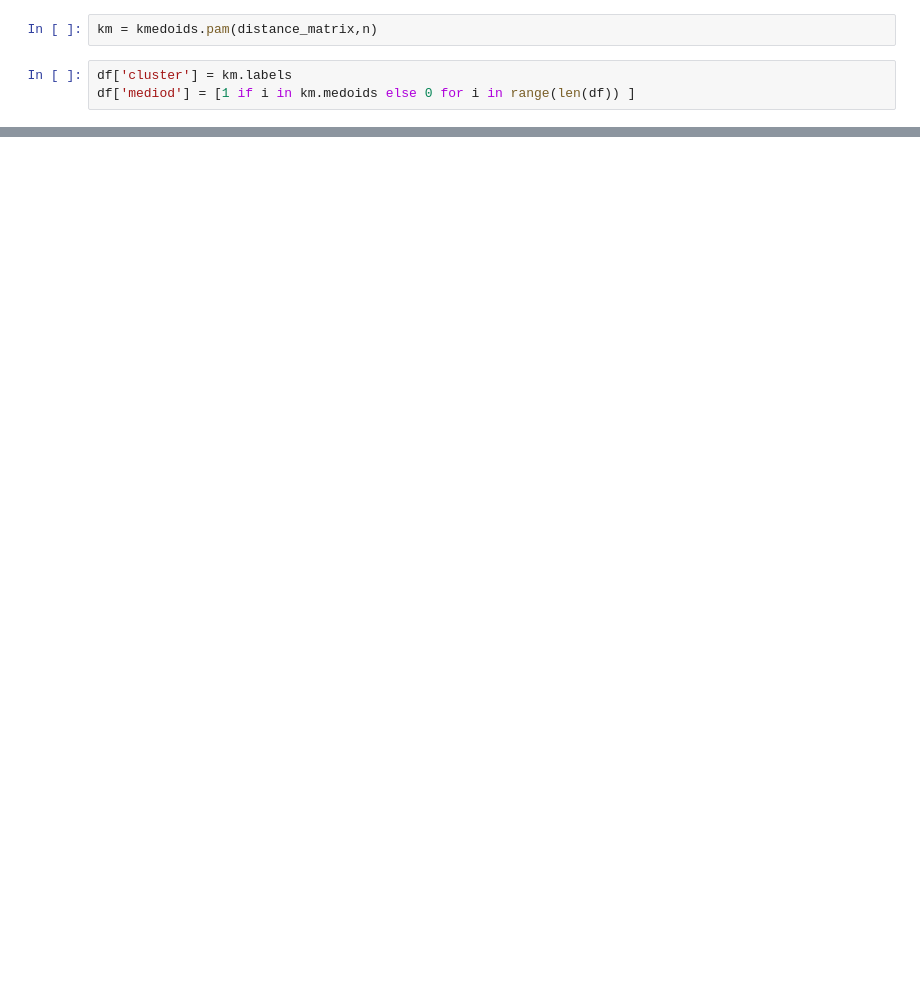
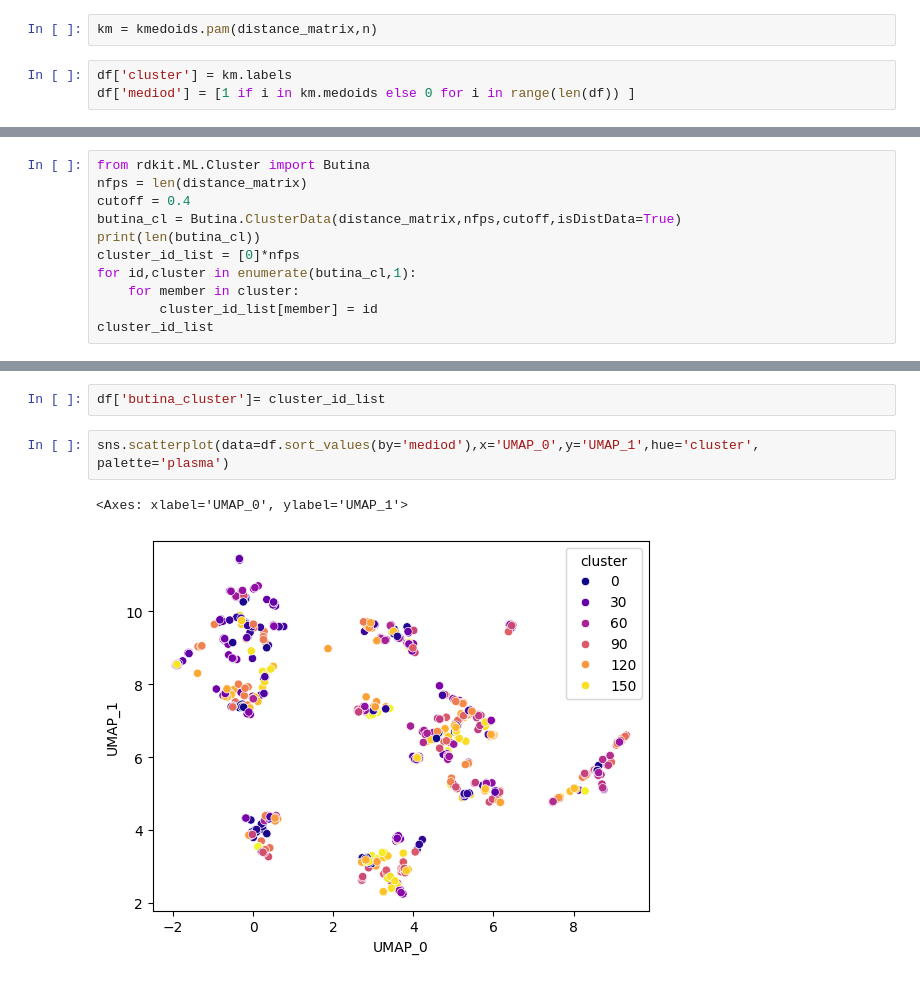
Before and after one commit to dustada1/chemistry, a Jupyter notebook: Example_Cluster.ipynb, the cells around one changed output, grey strips where cells are left out. Cells and saved outputs as stored; diff of their text form; blank space fills up the shorter version.

```diff
--- a/Example_Cluster.ipynb
+++ b/Example_Cluster.ipynb
@@ -127,0 +146,11 @@ Chem.Draw.MolsToGridImage(mols=df[df['cluster']==cluster]['ROMol'].to_list(),
+# %%
+from rdkit.ML.Cluster import Butina
+nfps = len(distance_matrix)
+cutoff = 0.4
+butina_cl = Butina.ClusterData(distance_matrix,nfps,cutoff,isDistData=True)
+print(len(butina_cl))
+cluster_id_list = [0]*nfps
+for id,cluster in enumerate(butina_cl,1):
+    for member in cluster:
+        cluster_id_list[member] = id
+cluster_id_list
@@ -127,0 +176,7 @@ Chem.Draw.MolsToGridImage(mols=df[df['cluster']==cluster]['ROMol'].to_list(),
+# %%
+df['butina_cluster']= cluster_id_list
+# %%
+sns.scatterplot(data=df.sort_values(by='mediod'),x='UMAP_0',y='UMAP_1',hue='cluster', palette='plasma')
+# %% [output]
+<Axes: xlabel='UMAP_0', ylabel='UMAP_1'>
+[figure, added]
```
Also changed, not shown: parts of 17 cells of this notebook.
